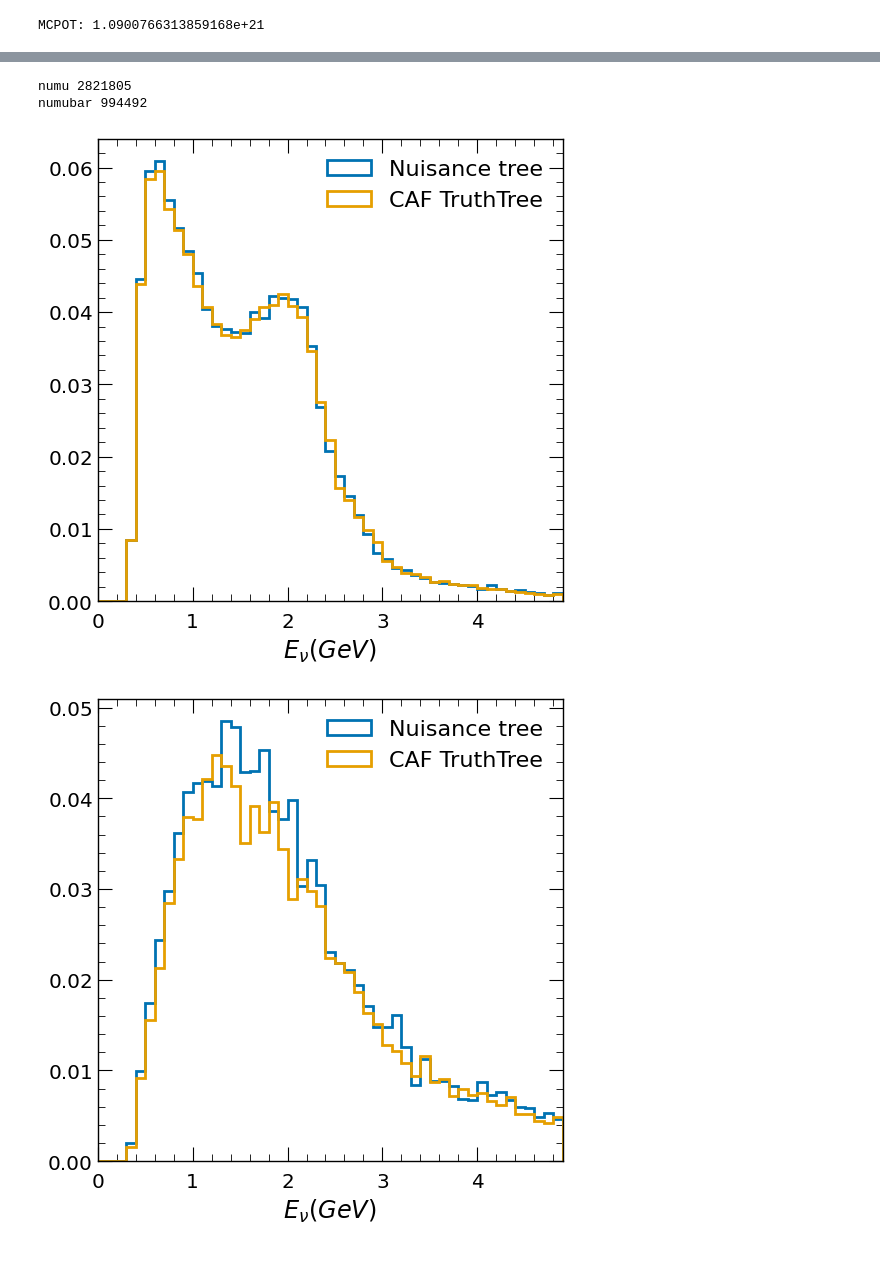
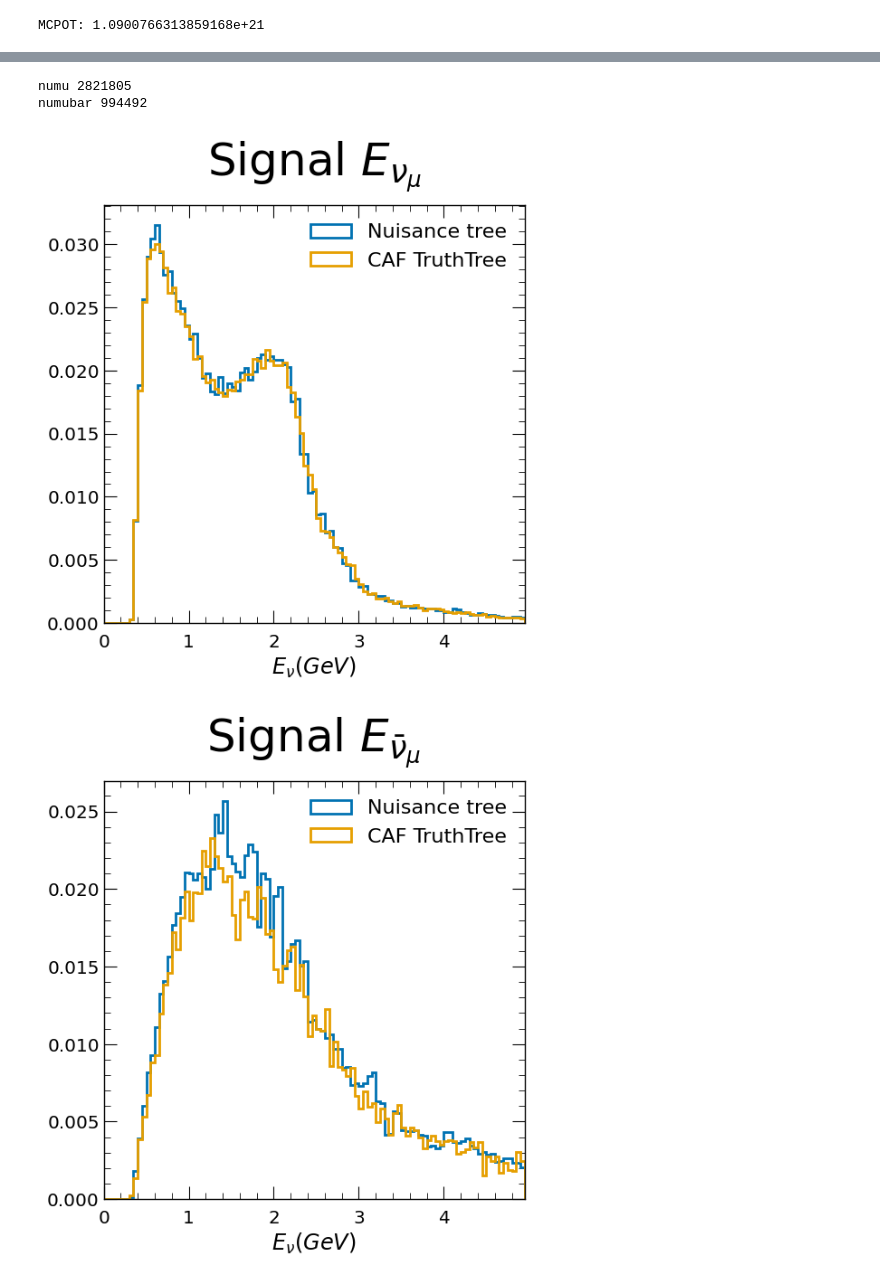
Before and after one commit to jedori0228/GUNDAMWorkshopSept2025, a Jupyter notebook: CalcXsec.ipynb, the cells around one changed output, grey strips where cells are left out. Cells and saved outputs as stored; diff of their text form; code cells hidden in the pictures.

```diff
--- a/CalcXsec.ipynb
+++ b/CalcXsec.ipynb
@@ -279,9 +319,16 @@ CAFBranches = [
 with uproot.open(f'{CAFFileBaseDir}/{CAFFileName}') as f:
     df_CAF = f[CAFTreeName].arrays(CAFBranches, library='pd')
 
-    MCPOT = f[CAFPOTHistName].to_numpy()[0][0]
-    # # TEST
-    # df_CAF = df_CAF[ df_CAF['TrueNProton']==2 ]
+    if CAFSignalSelectionExpr!='':
+        df_CAF = df_CAF.query(CAFSignalSelectionExpr)
+
+    if CAFPOTHistName!='':
+        MCPOT = f[CAFPOTHistName].to_numpy()[0][0]
+    else:
+        MCPOT = CAFMCPOT
+
+    # CAF CV weight
+    df_CAF = df_CAF.eval(f'{CAFCVWeightName} = {CAFFluxWeightExpr}')
 # %%
 print('MCPOT:', MCPOT)
 # %% [output]
@@ -295,12 +342,14 @@ SignalAreas_nuis = dict()
 SignalAreas_CAF = dict()
 
 ThisNuisVariableName = 'Enu_true'
-ThisCAFVariableName = 'TrueE'
-ThisBinning = np.linspace(0., 6., 61)
+ThisCAFVariableName = CAFENuName
+ThisBinning = np.linspace(0., 6., 120+1)
 ThisBinning = ThisBinning[ThisBinning<5.0]
 ThisXaxisTitle = r'$E_{\nu} (GeV)$'
 
 for i_NuType, NuType in enumerate(NuTypes):
+
+    NuLatex = NuAliases[i_NuType]
 
     # Nuisance Tree
 
@@ -322,14 +371,14 @@ for i_NuType, NuType in enumerate(NuTypes):
     # CAFTree
 
     NuPDG = 14 if NuType=='numu' else -14
-    df_CAF_Sel = df_CAF.query('(TruePDG==%d)'%(NuPDG))
+    df_CAF_Sel = df_CAF.query(f'({CAFNuPDGName}=={NuPDG})')
 
     h_CAF = np.histogram(
         df_CAF_Sel[ThisCAFVariableName],
         bins=ThisBinning,
-        weights=df_CAF_Sel[CAFFluxWeightName],
+        weights=df_CAF_Sel[CAFCVWeightName],
     )[0]
-    area_CAF = np.sum(df_CAF_Sel[CAFFluxWeightName])
+    area_CAF = np.sum(df_CAF_Sel[CAFCVWeightName])
 
     SignalAreas_CAF[NuType] = area_CAF
 
@@ -337,32 +386,33 @@ for i_NuType, NuType in enumerate(NuTypes):
 
     # plot
 
     fig, ax = plt.subplots(figsize=(6,6))
 
     ax.hist(
         ThisBinning[:-1],
         bins=ThisBinning,
         weights=h_nuis/area_nuis,
         histtype='step',
         label='Nuisance tree',
     )
 
     ax.hist(
         ThisBinning[:-1],
         bins=ThisBinning,
         weights=h_CAF/area_CAF,
         histtype='step',
         label='CAF TruthTree',
     )
 
     ax.set_xlim(left=ThisBinning[0], right=ThisBinning[-1])
     ax.set_xlabel(ThisXaxisTitle)
+    ax.set_title('Signal '+r'$E_{%s}$'%(NuLatex))
 
     ax.legend(fontsize=16)
 
     fig.savefig(f'{PlotDir}/Signal_NuE_{NuType}.pdf', bbox_inches='tight')
 # %% [output]
 numu 2821805
 numubar 994492
-[figure, old version]
+[figure, new version]
-[figure, old version]
+[figure, new version]
```
Also changed, not shown: parts of 20 cells of this notebook.
